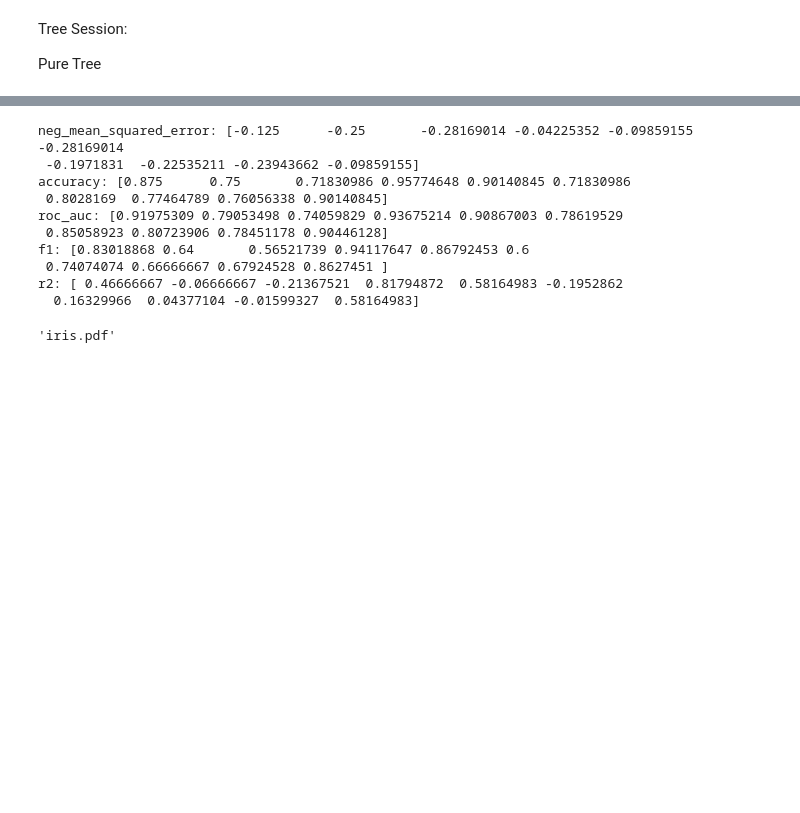
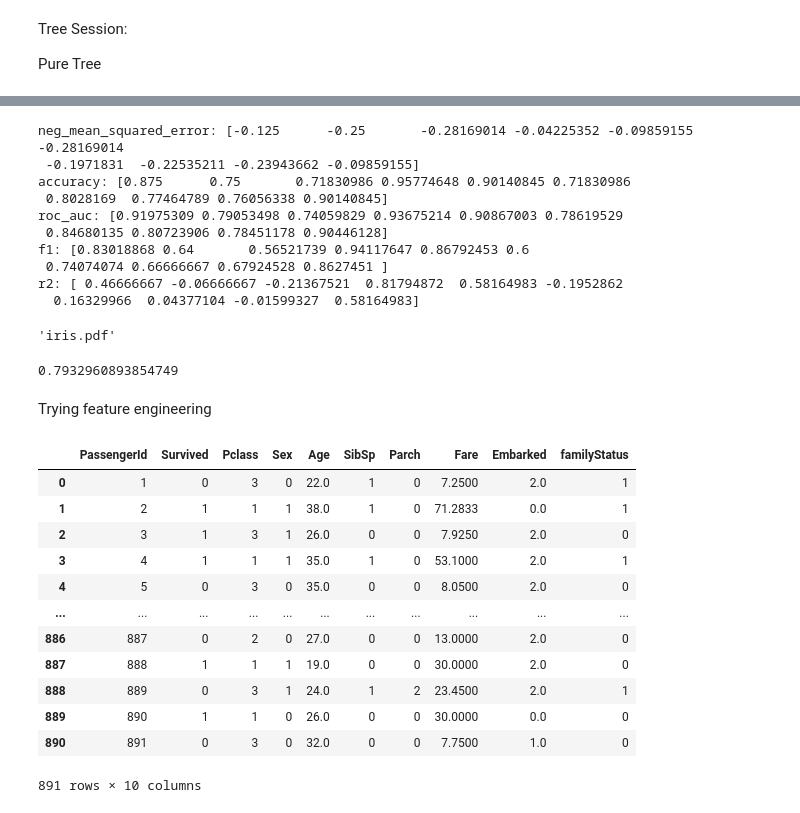
Before and after one commit to YannAmado/MachineLearning, a Jupyter notebook: Kaggle/Titanic/Tree.ipynb, the cells around one changed output, grey strips where cells are left out. Saved outputs shown, nothing was run; the diff lists cells and outputs as text; code cells hidden in the pictures; blank space fills up the shorter version.

```diff
--- a/Kaggle/Titanic/Tree.ipynb
+++ b/Kaggle/Titanic/Tree.ipynb
@@ -187,7 +145,7 @@ r2: [ 0.40740741 -0.06666667 -0.15299145  0.63589744  0.4023569  -0.1952862
 # %%
 from sklearn import tree
 
-clf = tree.DecisionTreeClassifier(max_depth=3, min_samples_split=50)
+clf = tree.DecisionTreeClassifier(max_depth=3, min_samples_split=30)
 clf = clf.fit(X_train, y_train)
 validate(X_train, y_train, clf)
 
@@ -202,9 +160,40 @@ neg_mean_squared_error: [-0.125      -0.25       -0.28169014 -0.04225352 -0.0985
 accuracy: [0.875      0.75       0.71830986 0.95774648 0.90140845 0.71830986
  0.8028169  0.77464789 0.76056338 0.90140845]
 roc_auc: [0.91975309 0.79053498 0.74059829 0.93675214 0.90867003 0.78619529
- 0.85058923 0.80723906 0.78451178 0.90446128]
+ 0.84680135 0.80723906 0.78451178 0.90446128]
 f1: [0.83018868 0.64       0.56521739 0.94117647 0.86792453 0.6
  0.74074074 0.66666667 0.67924528 0.8627451 ]
 r2: [ 0.46666667 -0.06666667 -0.21367521  0.81794872  0.58164983 -0.1952862
   0.16329966  0.04377104 -0.01599327  0.58164983]
 'iris.pdf'
+# %%
+clf.fit(X_train, y_train)
+predictions = clf.predict(X_test)
+from sklearn.metrics import accuracy_score
+
+accuracy_score(y_test, predictions)
+# %% [output]
+0.7932960893854749
+# %% [markdown]
+Trying feature engineering
+# %%
+# familyStatus = 1 -> with family
+# familyStatus = 0 -> with no family
+arr1 = np.where(data['SibSp'] > 0, 1, 0)
+arr2 = np.where(data['Parch'] > 0, 1, 0)
+data['familyStatus'] = np.where((arr1 + arr2) > 0, 1, 0)
+data
+# %% [output]
+|  | PassengerId | Survived | Pclass | Sex | Age | SibSp | Parch | Fare | Embarked | familyStatus |
+| 0 | 1 | 0 | 3 | 0 | 22.0 | 1 | 0 | 7.2500 | 2.0 | 1 |
+| 1 | 2 | 1 | 1 | 1 | 38.0 | 1 | 0 | 71.2833 | 0.0 | 1 |
+| 2 | 3 | 1 | 3 | 1 | 26.0 | 0 | 0 | 7.9250 | 2.0 | 0 |
+| 3 | 4 | 1 | 1 | 1 | 35.0 | 1 | 0 | 53.1000 | 2.0 | 1 |
+| 4 | 5 | 0 | 3 | 0 | 35.0 | 0 | 0 | 8.0500 | 2.0 | 0 |
+| ... | ... | ... | ... | ... | ... | ... | ... | ... | ... | ... |
+| 886 | 887 | 0 | 2 | 0 | 27.0 | 0 | 0 | 13.0000 | 2.0 | 0 |
+| 887 | 888 | 1 | 1 | 1 | 19.0 | 0 | 0 | 30.0000 | 2.0 | 0 |
+| 888 | 889 | 0 | 3 | 1 | 24.0 | 1 | 2 | 23.4500 | 2.0 | 1 |
+| 889 | 890 | 1 | 1 | 0 | 26.0 | 0 | 0 | 30.0000 | 0.0 | 0 |
+| 890 | 891 | 0 | 3 | 0 | 32.0 | 0 | 0 | 7.7500 | 1.0 | 0 |
+891 rows × 10 columns
```
Also changed, not shown: parts of 13 cells of this notebook, 2 other files.
